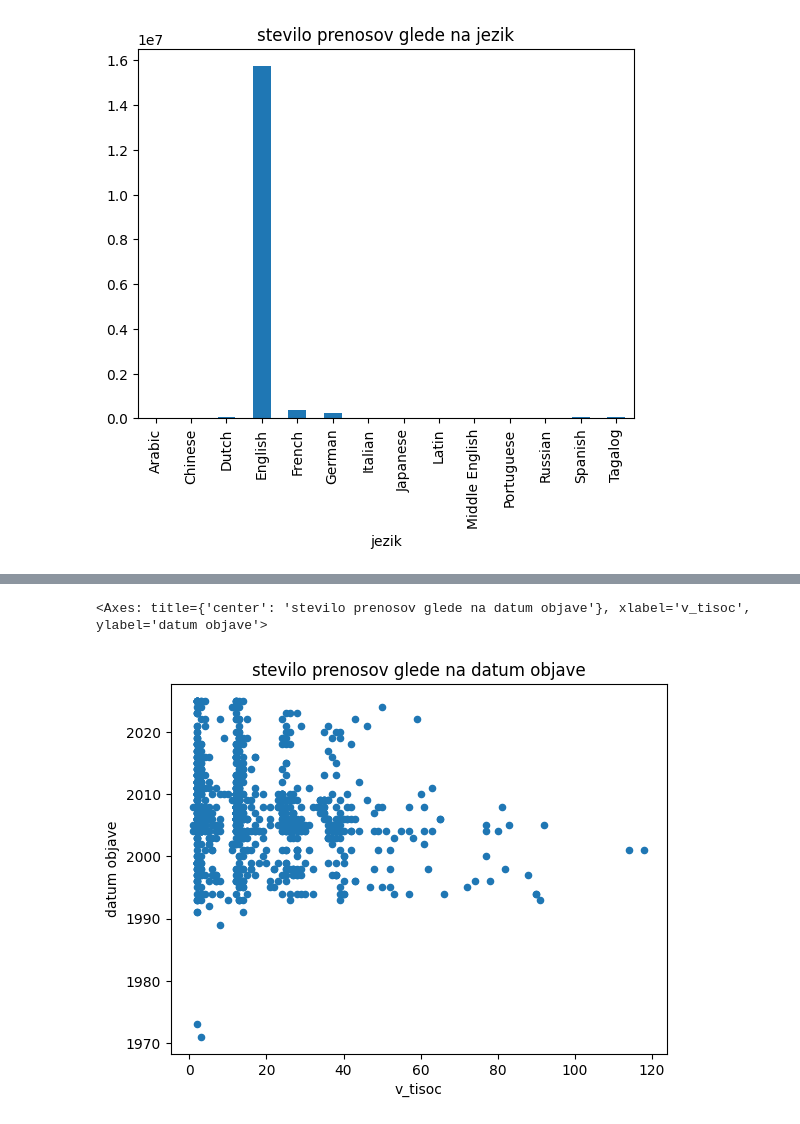
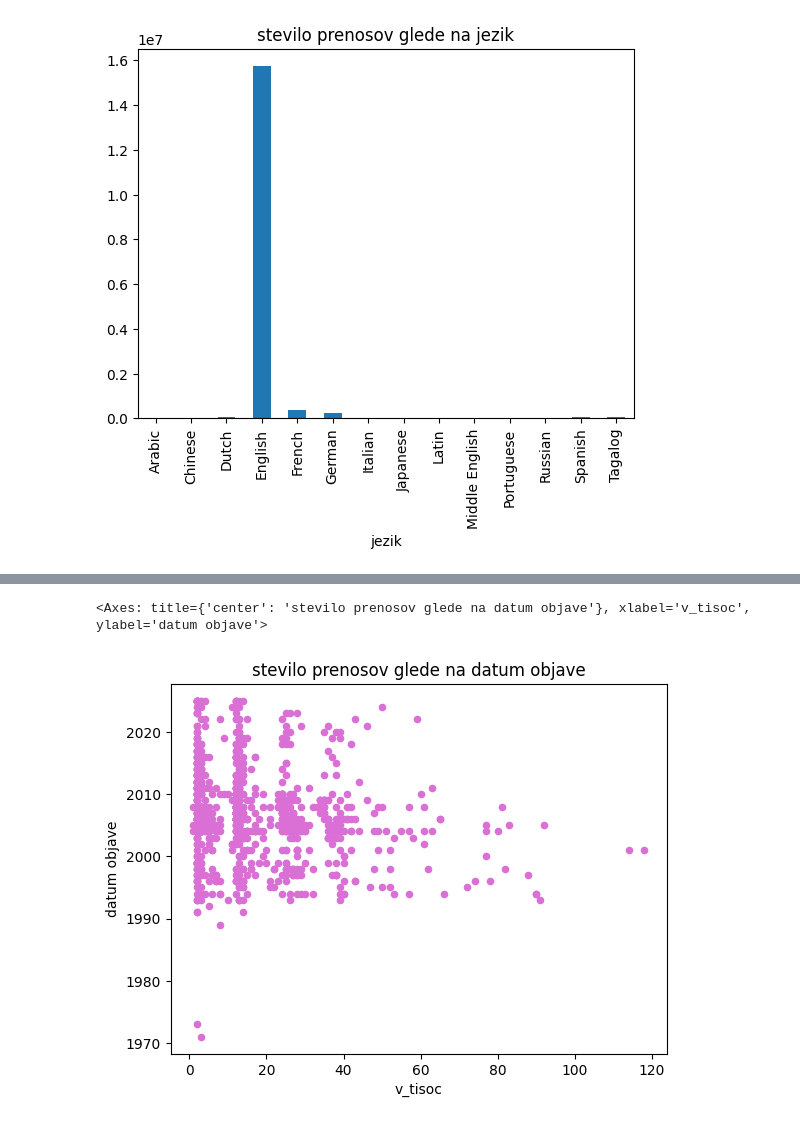
Before and after one commit to K-Larisa/seminarska-UVP, a Jupyter notebook: analiza_podatkov.ipynb, the cells around one changed output, grey strips where cells are left out. Saved outputs shown, nothing was run; the diff lists cells and outputs as text; code cells hidden in the pictures.

```diff
--- a/analiza_podatkov.ipynb
+++ b/analiza_podatkov.ipynb
@@ -310,8 +359,8 @@ najtezje.plot.bar(x="naslov", y="tezavnost", title="najtezje knjige")
 # %%
-knjige[["datum objave", "v_tisoc"]].plot.scatter(x="v_tisoc", y="datum objave", title="stevilo prenosov glede na datum objave")
+knjige[["datum objave", "v_tisoc"]].plot.scatter(color="orchid", x="v_tisoc", y="datum objave", title="stevilo prenosov glede na datum objave")
 # %% [output]
 <Axes: title={'center': 'stevilo prenosov glede na datum objave'}, xlabel='v_tisoc', ylabel='datum objave'>
-[figure, old version]
+[figure, new version]
 # %%
 # import matplotlib.pyplot as plt
 # # nastavi naslov knjige kot index (za os x)
```
Also changed, not shown: parts of 20 cells of this notebook.
